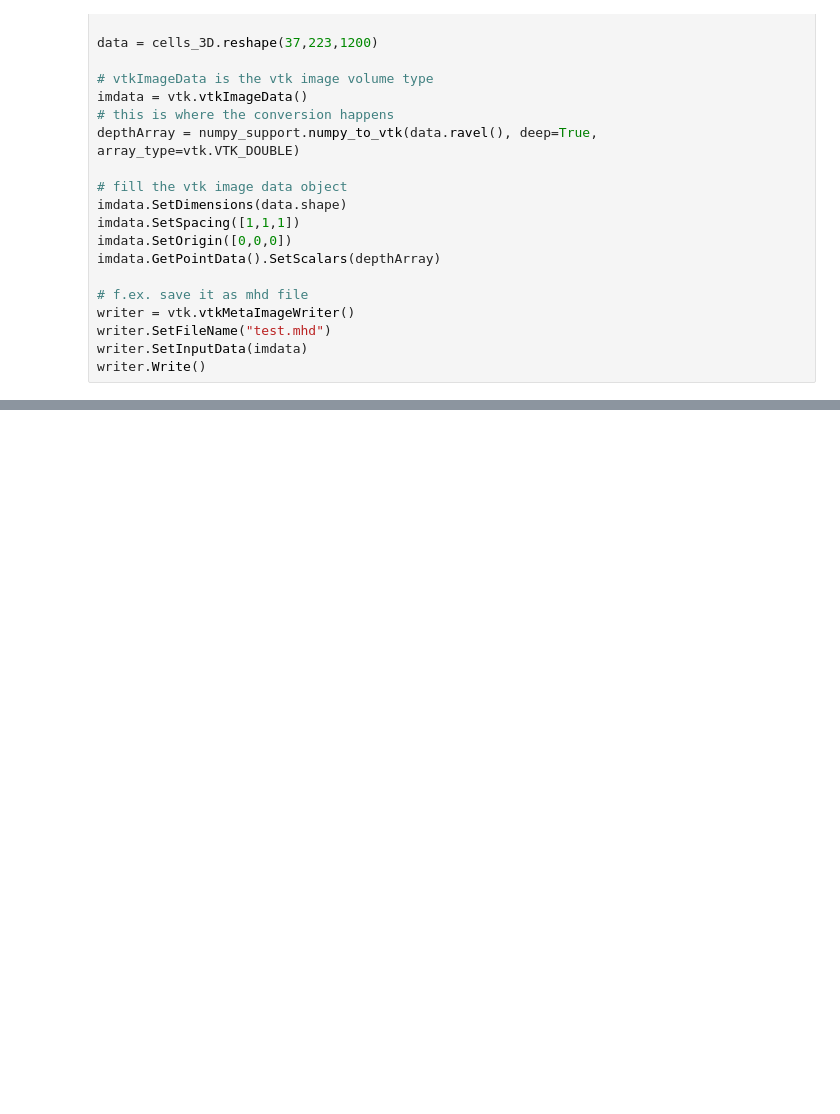
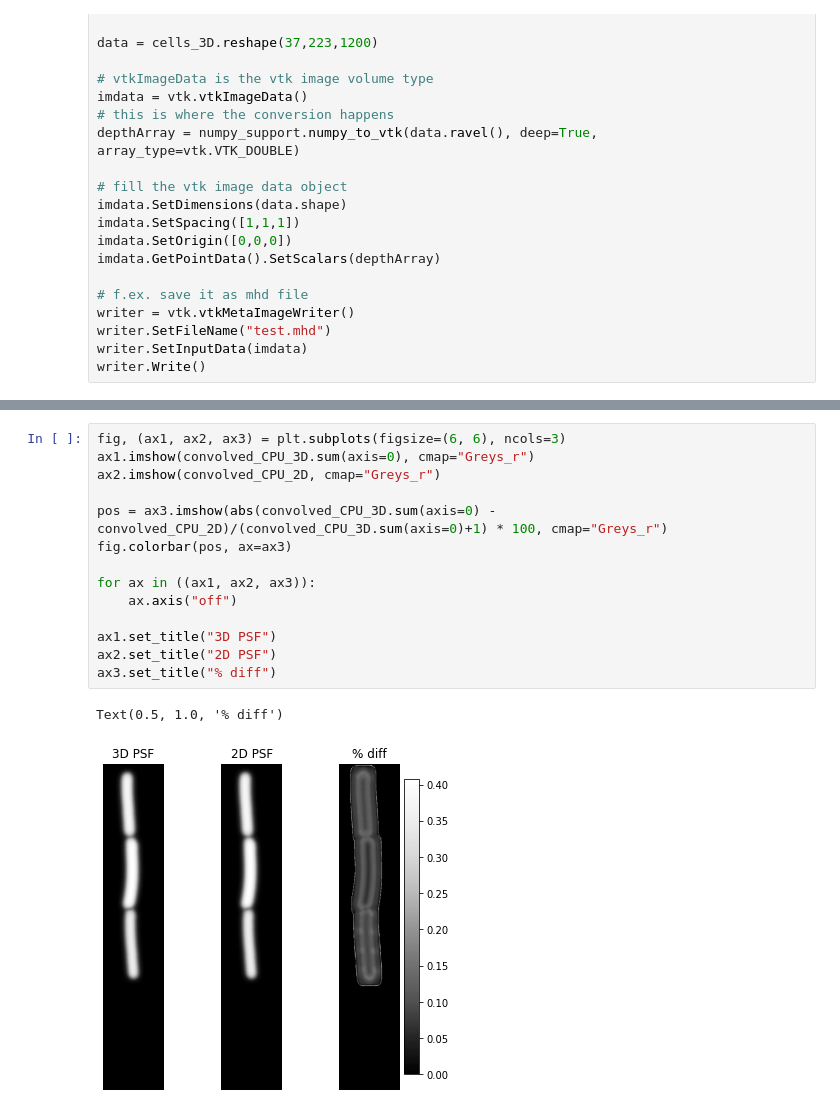
Before and after one commit to georgeoshardo/SyMBac, a Jupyter notebook: for_reviewers/3D_conv.ipynb, the cells around one changed output, grey strips where cells are left out. Saved outputs shown, nothing was run; the diff lists cells and outputs as text; blank space fills up the shorter version.

```diff
--- a/for_reviewers/3D_conv.ipynb
+++ b/for_reviewers/3D_conv.ipynb
@@ -96,0 +109,17 @@ napari.run()  # start the event loop and show viewer
+# %%
+fig, (ax1, ax2, ax3) = plt.subplots(figsize=(6, 6), ncols=3)
+ax1.imshow(convolved_CPU_3D.sum(axis=0), cmap="Greys_r")
+ax2.imshow(convolved_CPU_2D, cmap="Greys_r")
+
+pos = ax3.imshow(abs(convolved_CPU_3D.sum(axis=0) - convolved_CPU_2D)/(convolved_CPU_3D.sum(axis=0)+1) * 100, cmap="Greys_r")
+fig.colorbar(pos, ax=ax3)
+
+for ax in ((ax1, ax2, ax3)):
+    ax.axis("off")
+
+ax1.set_title("3D PSF")
+ax2.set_title("2D PSF")
+ax3.set_title("% diff")
+# %% [output]
+Text(0.5, 1.0, '% diff')
+[figure, added]
```
Also changed, not shown: parts of 14 cells of this notebook, 7 other files.
